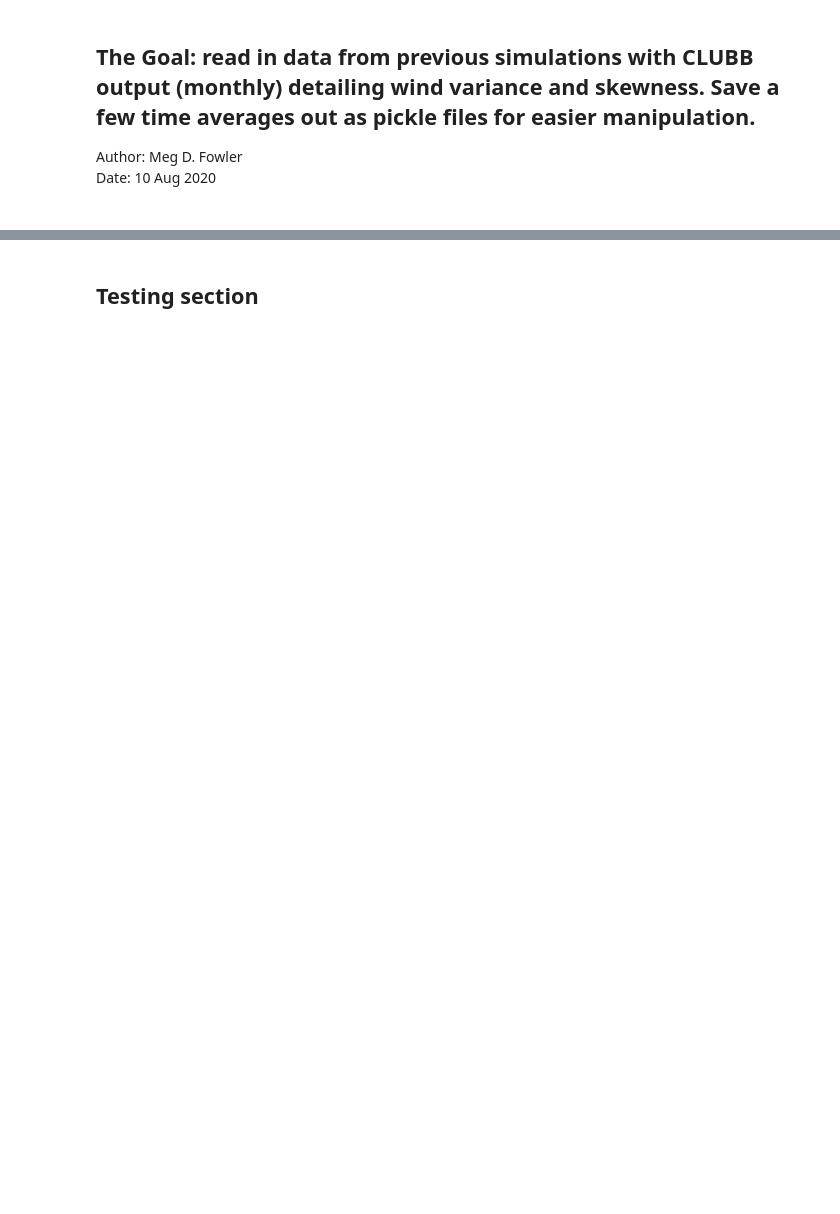
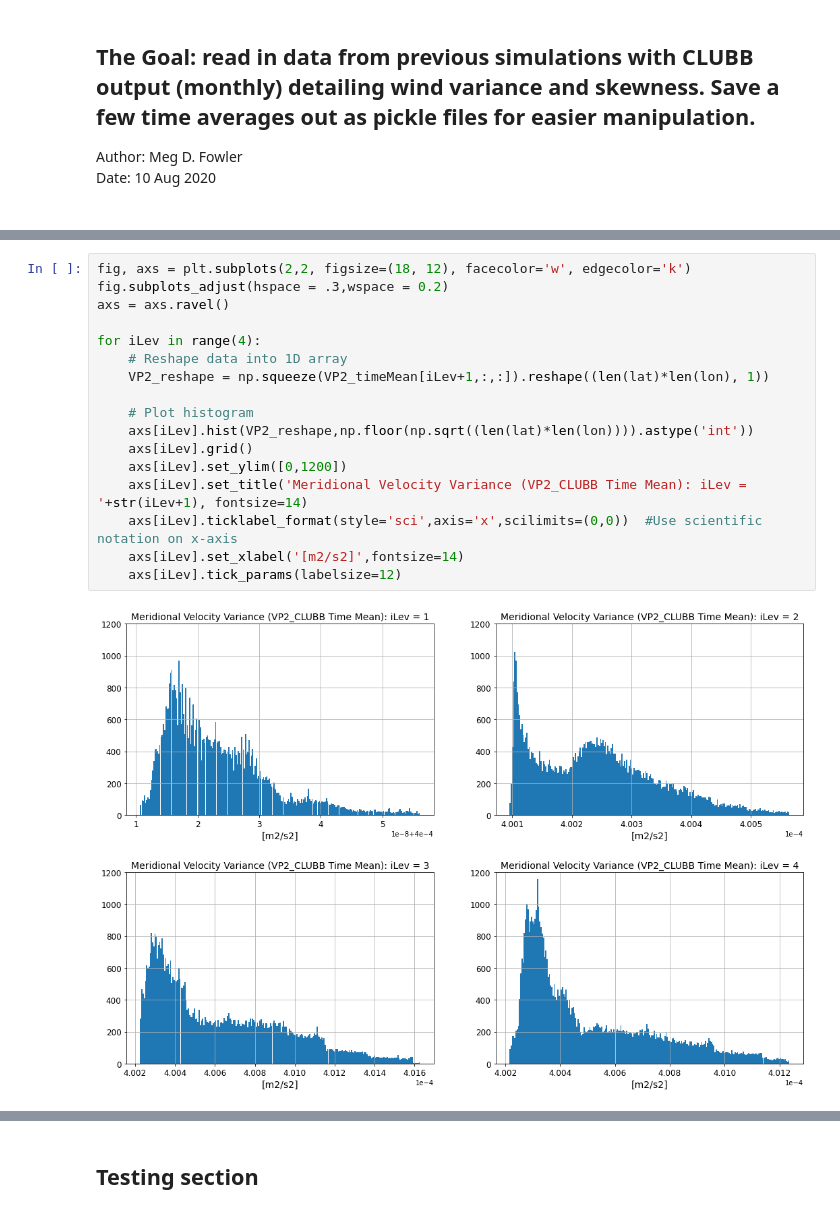
Before and after one commit to megandevlan/CLUBB_statistics, a Jupyter notebook: Read_CLUBB_data.ipynb, the cells around one changed output, grey strips where cells are left out. Cells and saved outputs as stored; diff of their text form; blank space fills up the shorter version.

```diff
--- a/Read_CLUBB_data.ipynb
+++ b/Read_CLUBB_data.ipynb
@@ -47,0 +194,19 @@ for iDec in range(len(decadeList)):
+# %%
+fig, axs = plt.subplots(2,2, figsize=(18, 12), facecolor='w', edgecolor='k')
+fig.subplots_adjust(hspace = .3,wspace = 0.2)
+axs = axs.ravel()
+
+for iLev in range(4):
+    # Reshape data into 1D array
+    VP2_reshape = np.squeeze(VP2_timeMean[iLev+1,:,:]).reshape((len(lat)*len(lon), 1))
+
+    # Plot histogram
+    axs[iLev].hist(VP2_reshape,np.floor(np.sqrt((len(lat)*len(lon)))).astype('int'))
+    axs[iLev].grid()
+    axs[iLev].set_ylim([0,1200])
+    axs[iLev].set_title('Meridional Velocity Variance (VP2_CLUBB Time Mean): iLev = '+str(iLev+1), fontsize=14)
+    axs[iLev].ticklabel_format(style='sci',axis='x',scilimits=(0,0))  #Use scientific notation on x-axis
+    axs[iLev].set_xlabel('[m2/s2]',fontsize=14)
+    axs[iLev].tick_params(labelsize=12)
+# %% [output]
+[figure, added]
```
Also changed, not shown: parts of 50 cells of this notebook.
